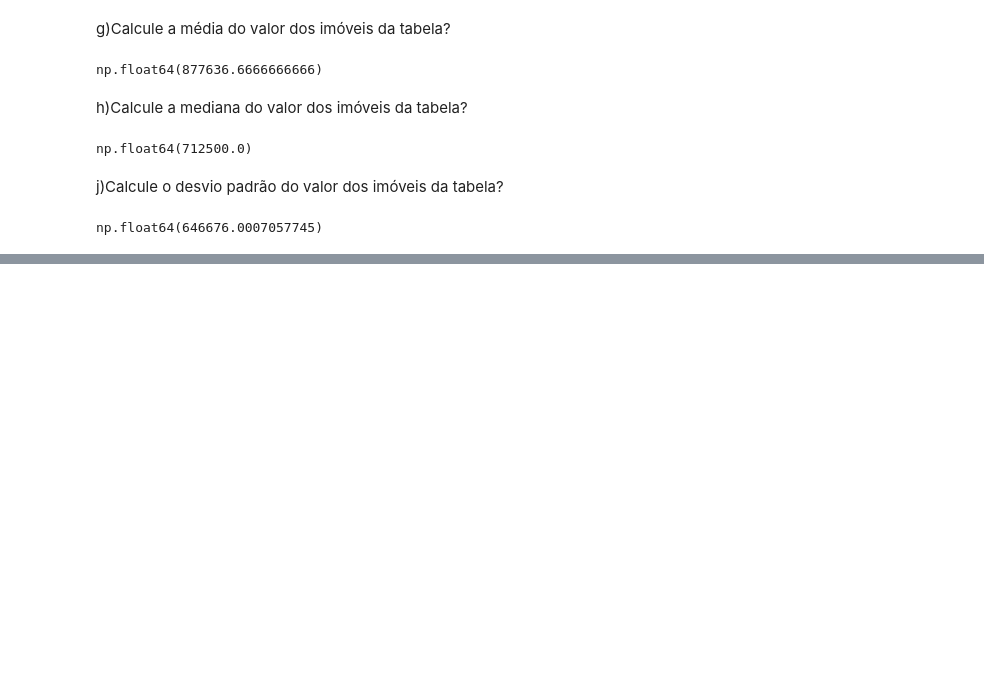
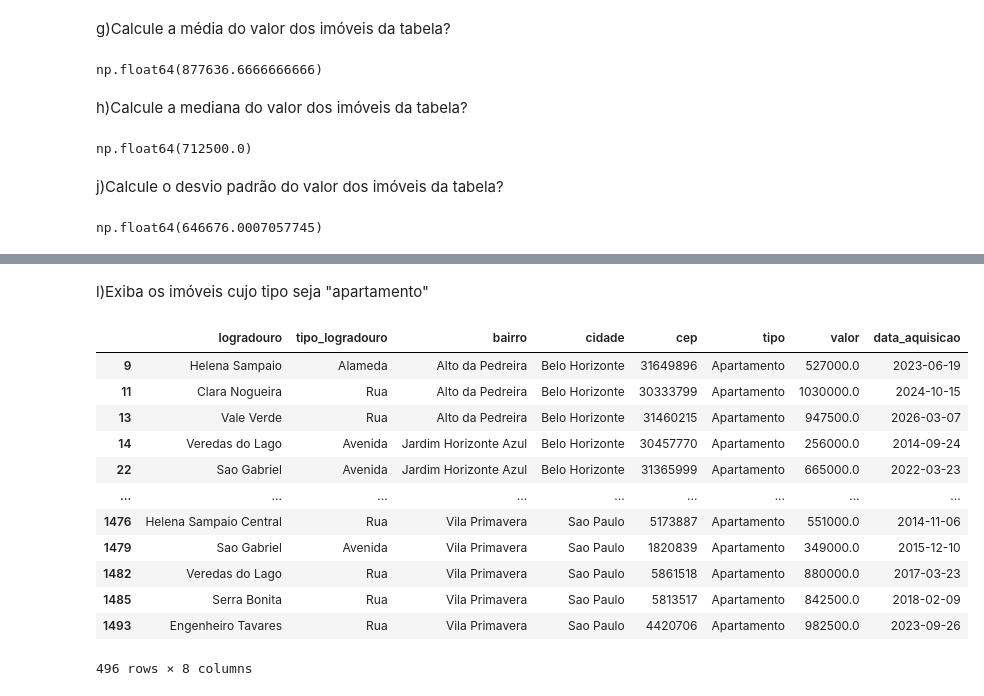
Before and after one commit to kauanmmmartins/Pratica-Pandas, a Jupyter notebook: pandas/1-revisão.ipynb, the cells around one changed output, grey strips where cells are left out. Cells and saved outputs as stored; diff of their text form; code cells hidden in the pictures; blank space fills up the shorter version.

```diff
--- a/pandas/1-revisão.ipynb
+++ b/pandas/1-revisão.ipynb
@@ -113,0 +132,18 @@ np.float64(646676.0007057745)
+# %% [markdown]
+l)Exiba os imóveis cujo tipo seja "apartamento"
+# %%
+df[df["tipo"]=="Apartamento"]
+# %% [output]
+|  | logradouro | tipo_logradouro | bairro | cidade | cep | tipo | valor | data_aquisicao |
+| 9 | Helena Sampaio | Alameda | Alto da Pedreira | Belo Horizonte | 31649896 | Apartamento | 527000.0 | 2023-06-19 |
+| 11 | Clara Nogueira | Rua | Alto da Pedreira | Belo Horizonte | 30333799 | Apartamento | 1030000.0 | 2024-10-15 |
+| 13 | Vale Verde | Rua | Alto da Pedreira | Belo Horizonte | 31460215 | Apartamento | 947500.0 | 2026-03-07 |
+| 14 | Veredas do Lago | Avenida | Jardim Horizonte Azul | Belo Horizonte | 30457770 | Apartamento | 256000.0 | 2014-09-24 |
+| 22 | Sao Gabriel | Avenida | Jardim Horizonte Azul | Belo Horizonte | 31365999 | Apartamento | 665000.0 | 2022-03-23 |
+| ... | ... | ... | ... | ... | ... | ... | ... | ... |
+| 1476 | Helena Sampaio Central | Rua | Vila Primavera | Sao Paulo | 5173887 | Apartamento | 551000.0 | 2014-11-06 |
+| 1479 | Sao Gabriel | Avenida | Vila Primavera | Sao Paulo | 1820839 | Apartamento | 349000.0 | 2015-12-10 |
+| 1482 | Veredas do Lago | Rua | Vila Primavera | Sao Paulo | 5861518 | Apartamento | 880000.0 | 2017-03-23 |
+| 1485 | Serra Bonita | Rua | Vila Primavera | Sao Paulo | 5813517 | Apartamento | 842500.0 | 2018-02-09 |
+| 1493 | Engenheiro Tavares | Rua | Vila Primavera | Sao Paulo | 4420706 | Apartamento | 982500.0 | 2023-09-26 |
+496 rows × 8 columns
```
Also changed, not shown: parts of 20 cells of this notebook.
